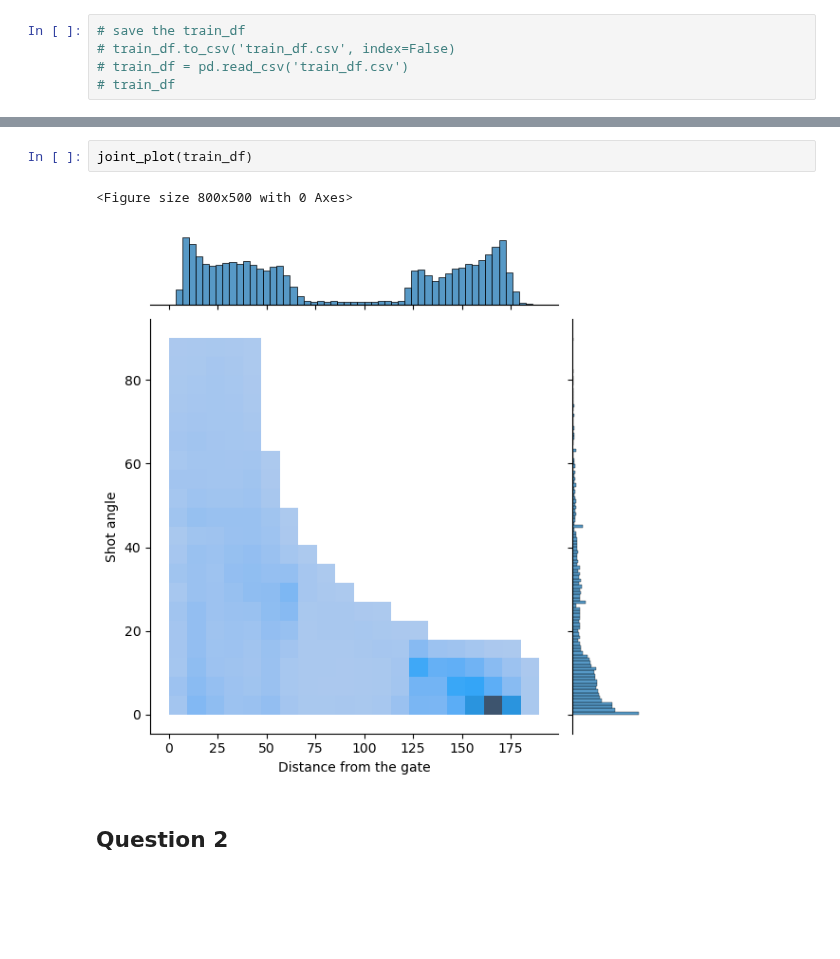
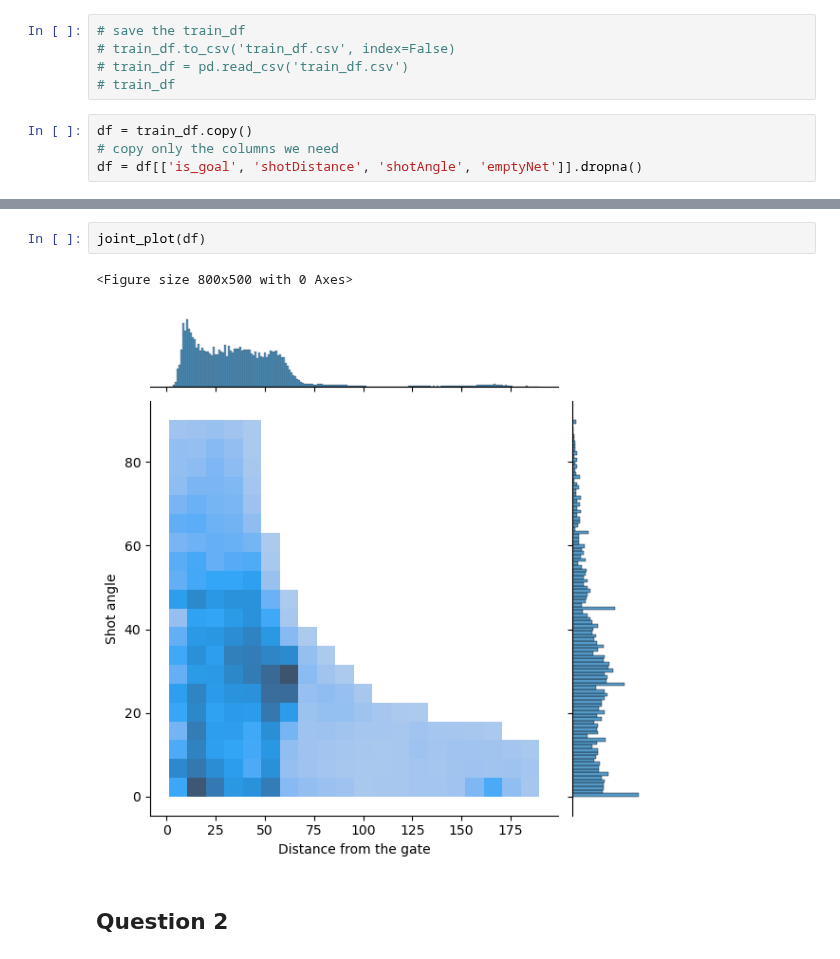
Before and after one commit to K-kiron/NHL-Analysis, a Jupyter notebook: Milestone2/features/feature_eng1.ipynb, the cells around one changed output, grey strips where cells are left out. Cells and saved outputs as stored; diff of their text form; blank space fills up the shorter version.

```diff
--- a/Milestone2/features/feature_eng1.ipynb
+++ b/Milestone2/features/feature_eng1.ipynb
@@ -51,4 +51,8 @@ train_df
 # train_df.to_csv('train_df.csv', index=False)
 # train_df = pd.read_csv('train_df.csv')
 # train_df
+# %%
+df = train_df.copy()
+# copy only the columns we need
+df = df[['is_goal', 'shotDistance', 'shotAngle', 'emptyNet']].dropna()
 # %%
@@ -62,8 +66,8 @@ bin_by_angle(train_df)
 # %%
-joint_plot(train_df)
+joint_plot(df)
 # %% [output]
 <Figure size 800x500 with 0 Axes>
-[figure, old version]
+[figure, new version]
 # %% [markdown]
 ## Question 2
 # %%
```
Also changed, not shown: parts of 6 cells of this notebook, 1 other file.
